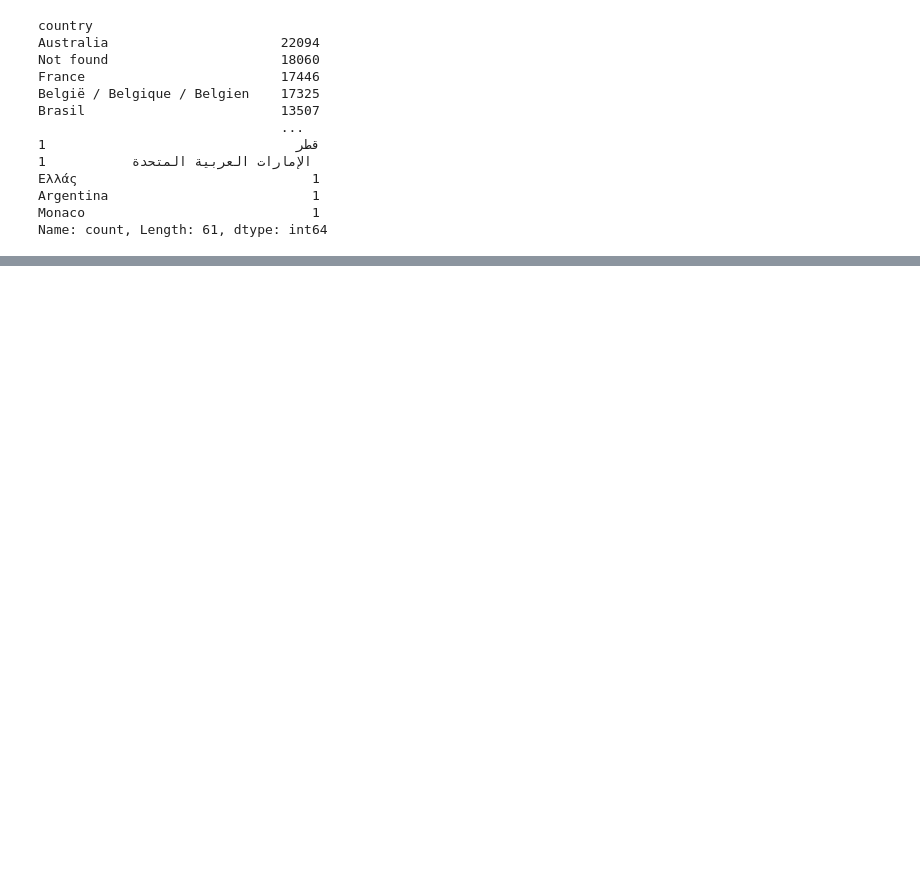
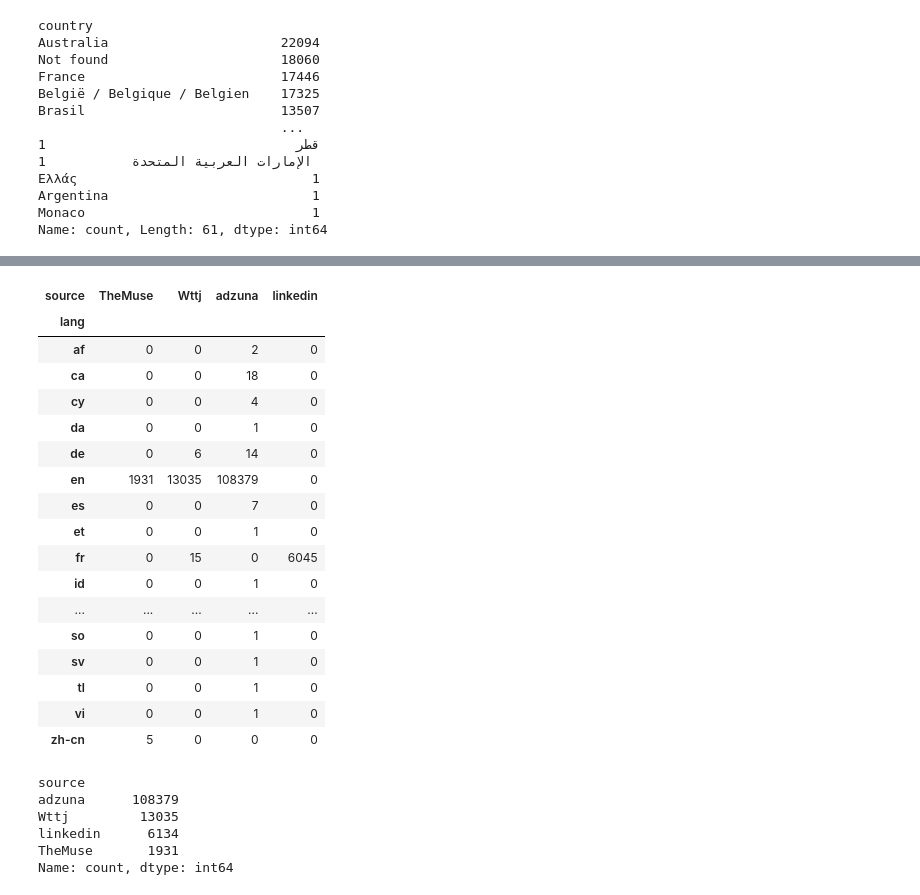
Before and after one commit to sodagt/JobMarket, a Jupyter notebook: processing/process_jobs.ipynb, the cells around one changed output, grey strips where cells are left out. Drawn from its saved outputs; the diff is of its cells as text; code cells hidden in the pictures; blank space fills up the shorter version.

```diff
--- a/processing/process_jobs.ipynb
+++ b/processing/process_jobs.ipynb
@@ -507,0 +619,34 @@ jobs_final=jobs_final[jobs_final['lang'] == 'en']
+# %%
+pd.crosstab(jobs_final['lang'], jobs_final['source'])
+# %% [output]
+| source | TheMuse | Wttj | adzuna | linkedin |
+| lang |  |  |  |  |
+| af | 0 | 0 | 2 | 0 |
+| ca | 0 | 0 | 18 | 0 |
+| cy | 0 | 0 | 4 | 0 |
+| da | 0 | 0 | 1 | 0 |
+| de | 0 | 6 | 14 | 0 |
+| en | 1931 | 13035 | 108379 | 0 |
+| es | 0 | 0 | 7 | 0 |
+| et | 0 | 0 | 1 | 0 |
+| fr | 0 | 15 | 0 | 6045 |
+| id | 0 | 0 | 1 | 0 |
+| ... | ... | ... | ... | ... |
+| so | 0 | 0 | 1 | 0 |
+| sv | 0 | 0 | 1 | 0 |
+| tl | 0 | 0 | 1 | 0 |
+| vi | 0 | 0 | 1 | 0 |
+| zh-cn | 5 | 0 | 0 | 0 |
+# %%
+jobs_final = jobs_final[(jobs_final['lang'] == 'en') | (jobs_final['source'] == 'linkedin')]
+#jobs_final=pd.read_pickle('../outputs/final/jobs.pkl')
+jobs_final = jobs_final.reset_index().rename(columns={'index': 'index_jobs'})
+
+jobs_final['source'].value_counts()
+# %% [output]
+source
+adzuna      108379
+Wttj         13035
+linkedin      6134
+TheMuse       1931
+Name: count, dtype: int64
```
Also changed, not shown: parts of 23 cells of this notebook, 6 other files.
